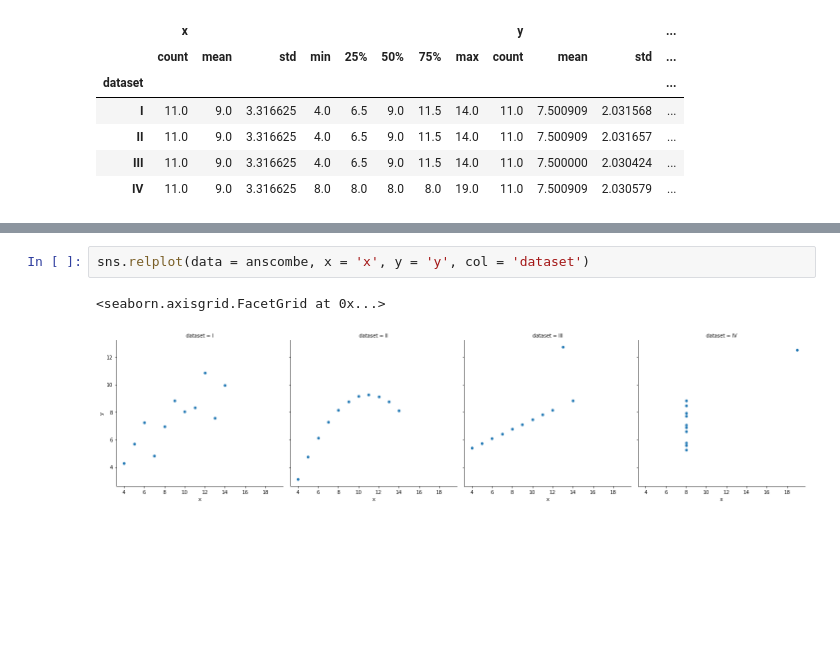
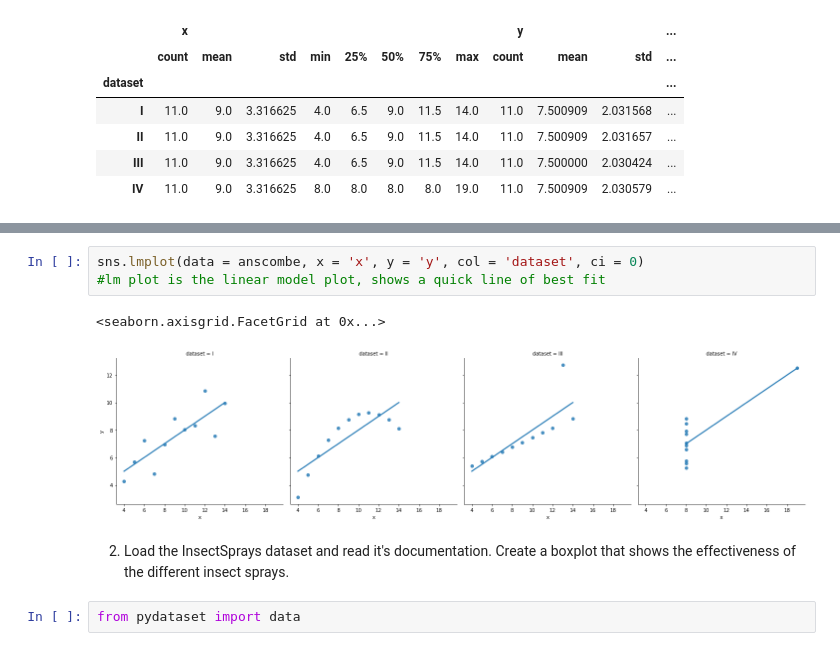
Before and after one commit to fred-lindsey/numpy-pandas-visualization-exercises, a Jupyter notebook: seaborn_exercises.ipynb, the cells around one changed output, grey strips where cells are left out. Cells and saved outputs as stored; diff of their text form; blank space fills up the shorter version.

```diff
--- a/seaborn_exercises.ipynb
+++ b/seaborn_exercises.ipynb
@@ -125,5 +137,10 @@ anscombe.groupby('dataset').describe()
 # %%
-sns.relplot(data = anscombe, x = 'x', y = 'y', col = 'dataset')
+sns.lmplot(data = anscombe, x = 'x', y = 'y', col = 'dataset', ci = 0)
+#lm plot is the linear model plot, shows a quick line of best fit
 # %% [output]
 <seaborn.axisgrid.FacetGrid at 0x...>
-[figure, old version]
+[figure, new version]
+# %% [markdown]
+2. Load the InsectSprays dataset and read it's documentation. Create a boxplot that shows the effectiveness of the different insect sprays.
+# %%
+from pydataset import data
```
Also changed, not shown: parts of 39 cells of this notebook, 2 other files.
